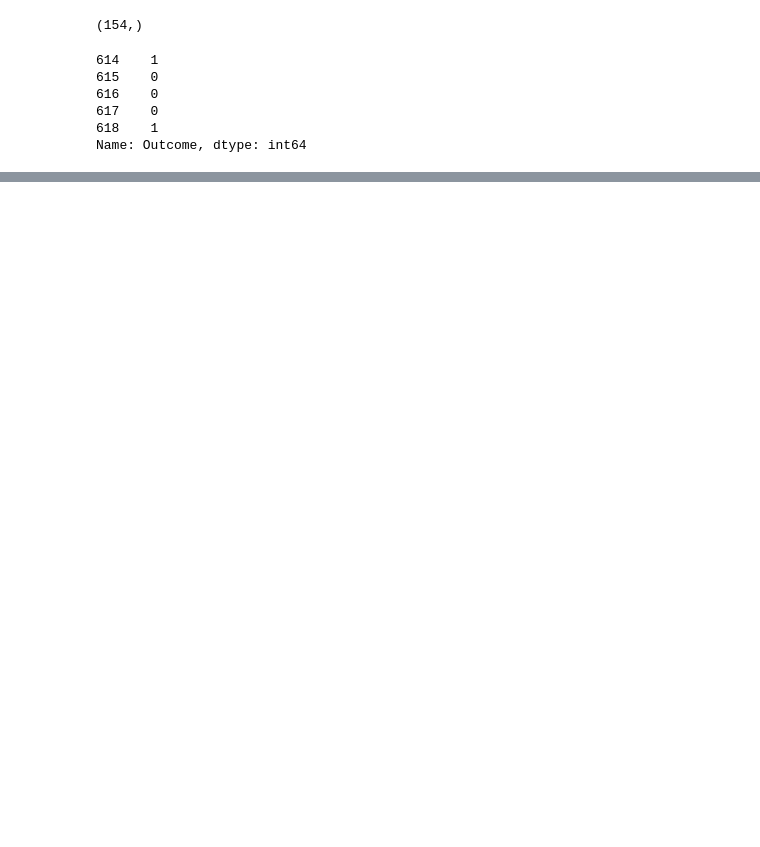
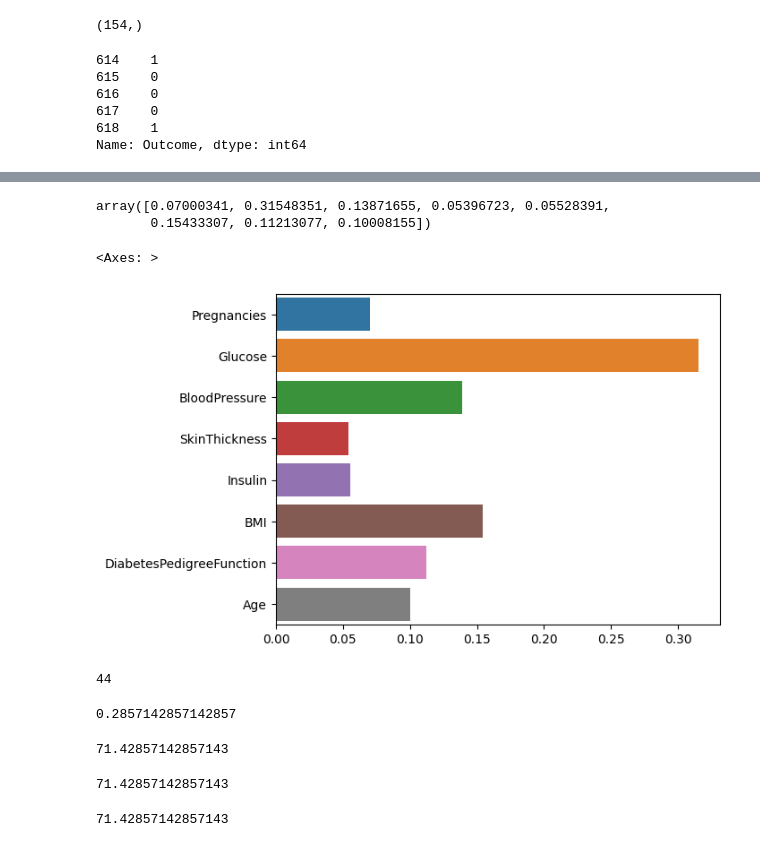
Before and after one commit to MinuSpurs/ML_study, a Jupyter notebook: Data_science_project_2024/decision_tree.ipynb, the cells around one changed output, grey strips where cells are left out. Drawn from its saved outputs; the diff is of its cells as text; code cells hidden in the pictures; blank space fills up the shorter version.

```diff
--- a/Data_science_project_2024/decision_tree.ipynb
+++ b/Data_science_project_2024/decision_tree.ipynb
@@ -154,0 +183,41 @@ Name: Outcome, dtype: int64
+# %%
+# feature의 중요도 추출
+model.feature_importances_
+# %% [output]
+array([0.07000341, 0.31548351, 0.13871655, 0.05396723, 0.05528391,
+       0.15433307, 0.11213077, 0.10008155])
+# %%
+sns.barplot(x=model.feature_importances_, y=feature_names)
+# %% [output]
+<Axes: >
+[figure, added]
+# %%
+# 실제값 - 예측값을 했을 때 0이 나오면 예측이 성공한 것
+# 절대값을 씌웠을 때 값이 1이면 다르게 예측을 한 것
+
+abs(y_test - y_predict).sum()   # 예측을 다르게 한 수를 구함
+# %% [output]
+44
+# %%
+abs(y_test - y_predict).sum() / len(y_test) # 28%를 잘못 예측함
+# %% [output]
+0.2857142857142857
+# %%
+# 예측의 정확도를 직접 구함
+
+diff_count = abs(y_test - y_predict).sum()
+(len(y_test) - diff_count) / len(y_test) * 100
+# %% [output]
+71.42857142857143
+# %%
+# 미리 구현된 알고리즘을 가져옴
+from sklearn.metrics import accuracy_score
+
+accuracy_score(y_test, y_predict) * 100
+# %% [output]
+71.42857142857143
+# %%
+# y_test를 알고 있을 때 score를 사용
+model.score(X_test, y_test) * 100
+# %% [output]
+71.42857142857143
```
Also changed, not shown: parts of 3 cells of this notebook.
